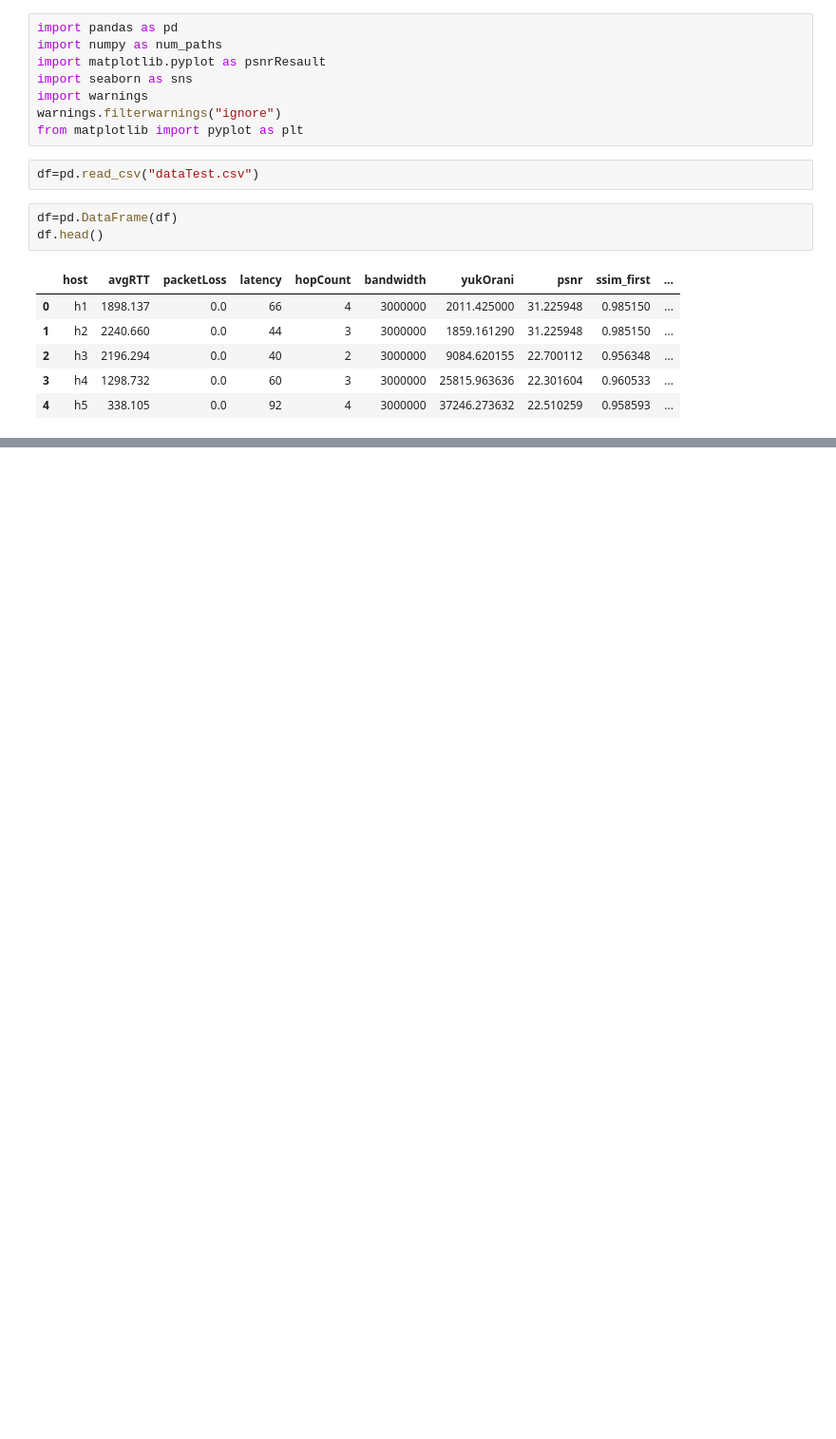
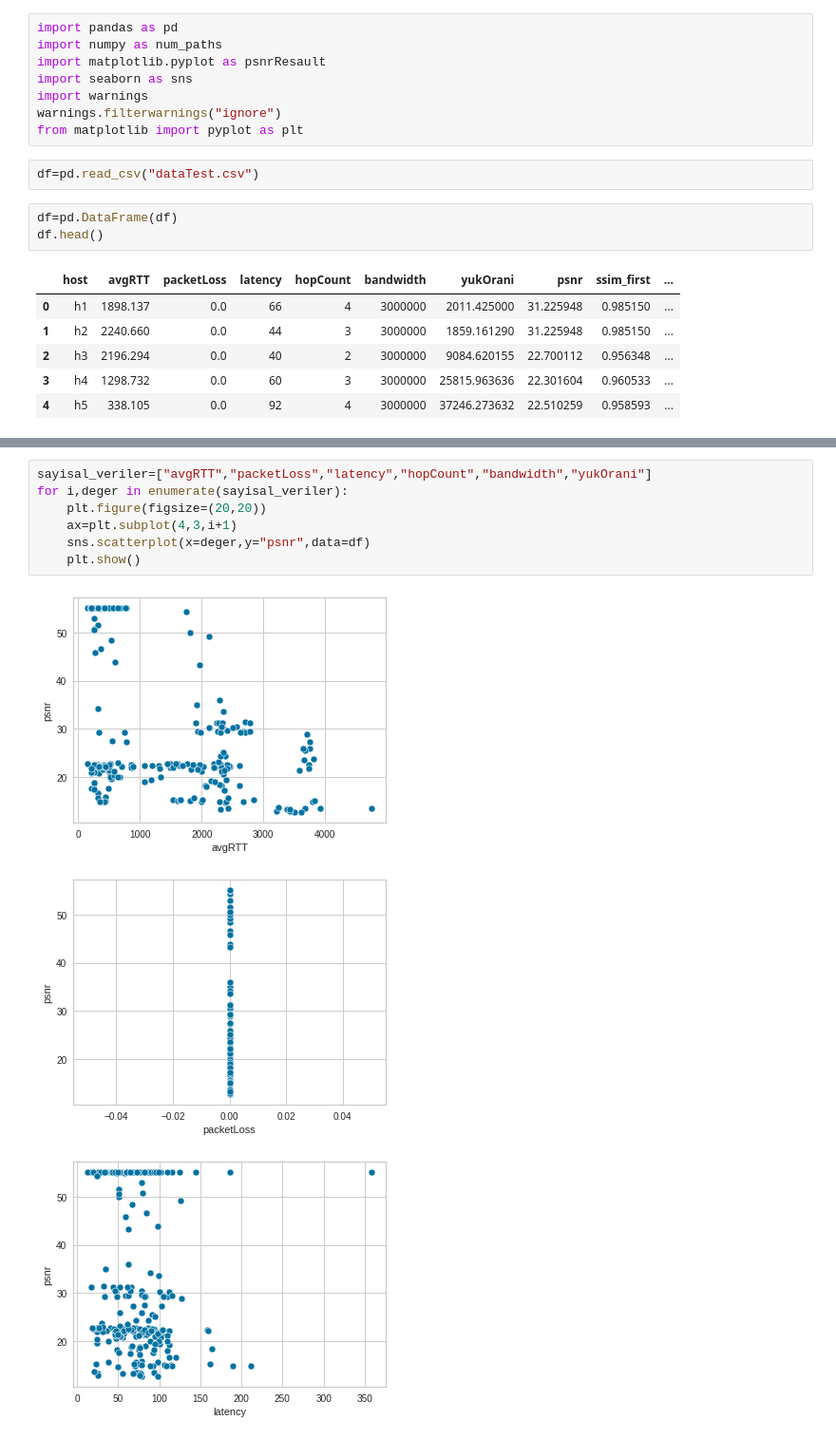
Before and after one commit to gurhancobann/mininet_AI, a Jupyter notebook: topolojiler/testBed.ipynb, the cells around one changed output, grey strips where cells are left out. Shown: that part at 95% size. Cells and saved outputs as stored; diff of their text form; blank space fills up the shorter version.

```diff
--- a/topolojiler/testBed.ipynb
+++ b/topolojiler/testBed.ipynb
@@ -35,0 +36,11 @@ df.describe().T
+# %%
+sayisal_veriler=["avgRTT","packetLoss","latency","hopCount","bandwidth","yukOrani"]
+for i,deger in enumerate(sayisal_veriler):
+    plt.figure(figsize=(20,20))
+    ax=plt.subplot(4,3,i+1)
+    sns.scatterplot(x=deger,y="psnr",data=df)
+    plt.show()
+# %% [output]
+[figure, added]
+[figure, added]
+[figure, added]
```
Also changed, not shown: parts of 21 cells of this notebook, 2 other files.
